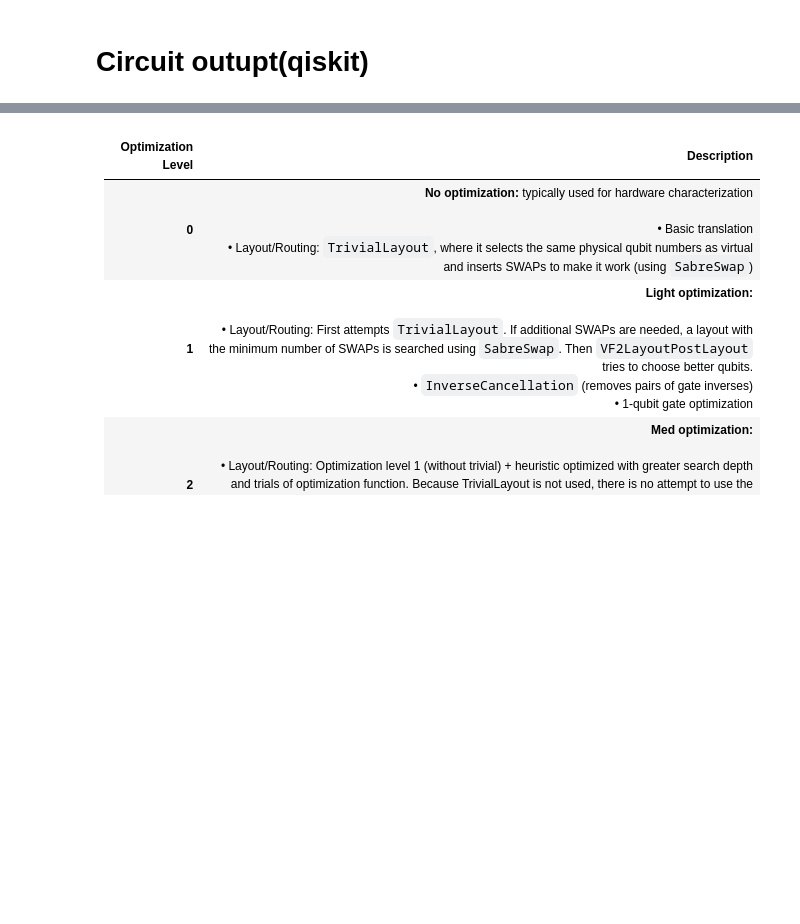
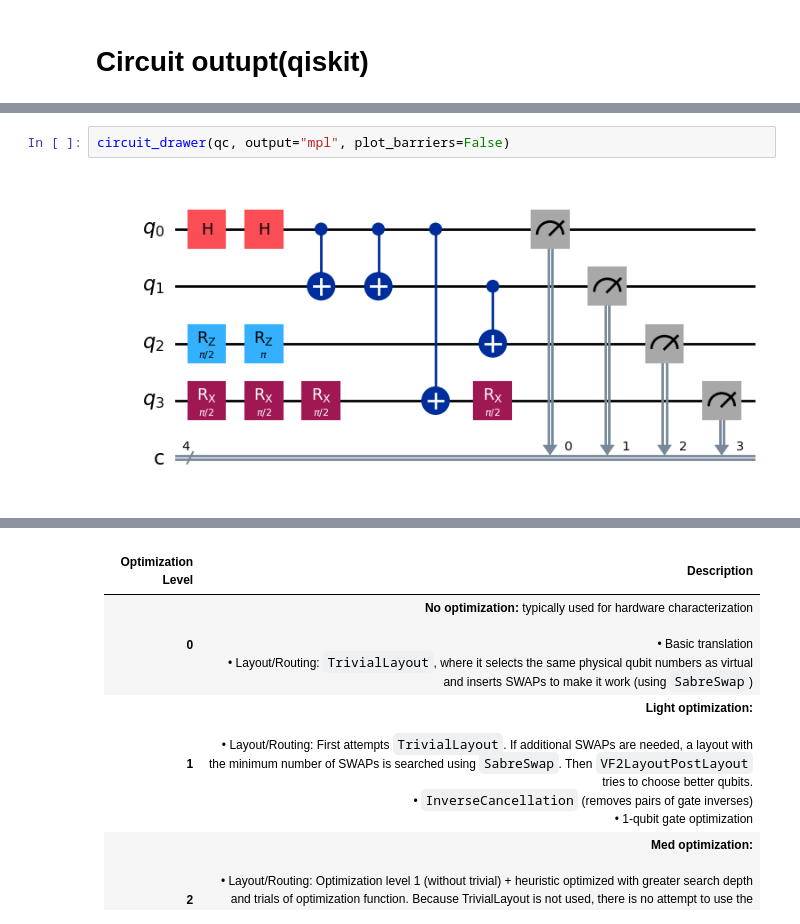
Before and after one commit to 10kshaodow/CMPE-757-Project, a Jupyter notebook: Qiskit.ipynb, the cells around one changed output, grey strips where cells are left out. Drawn from its saved outputs; the diff is of its cells as text; blank space fills up the shorter version.

Commit message:
Plot figures

```diff
--- a/Qiskit.ipynb
+++ b/Qiskit.ipynb
@@ -120,3 +121,7 @@ q_3: ────────────┤ X ├─┤M├──╫──╫
                  └───┘ └╥┘  ║  ║  ║
 c: 4/═══════════════════╩═══╩══╩══╩═
                         3   0  1  2
+# %%
+circuit_drawer(qc, output="mpl", plot_barriers=False)
+# %% [output]
+[figure, added]
```
Also changed, not shown: parts of 3 cells of this notebook.
